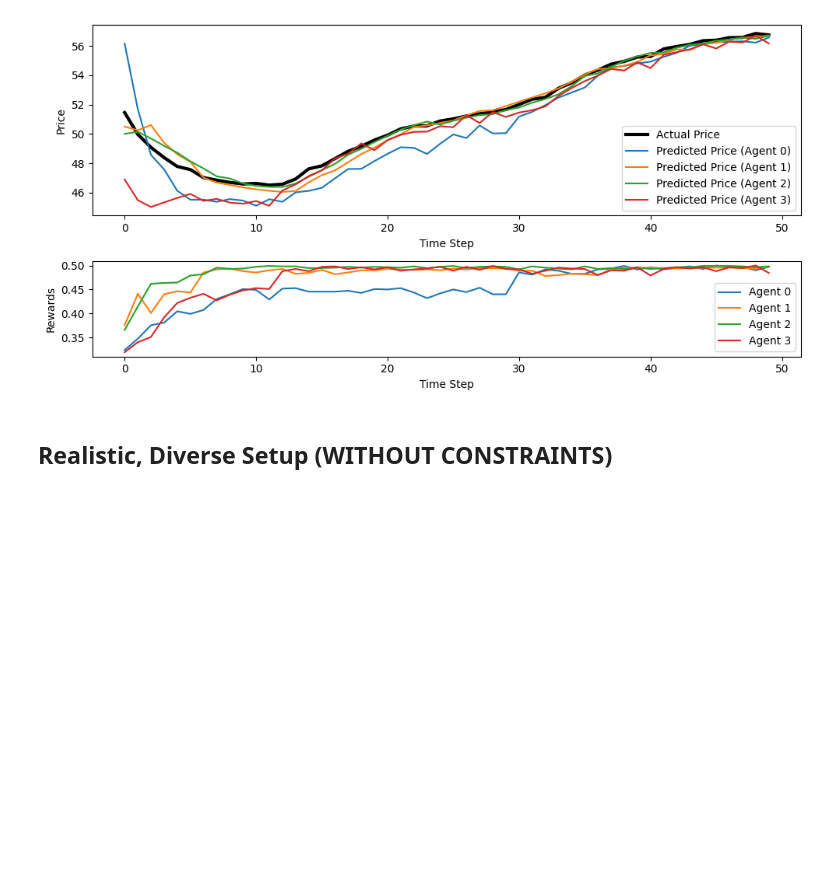
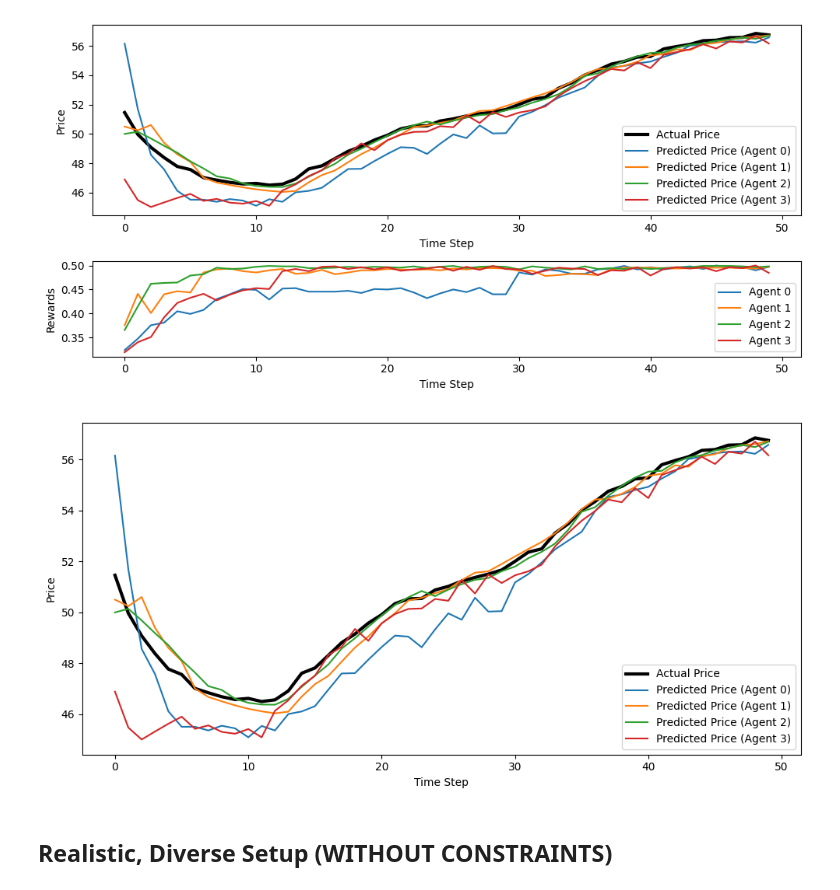
Before and after one commit to SidneyyN/FYP, a Jupyter notebook: gpt_agents-master/notebooks/consolidated_graphs.ipynb, the cells around one changed output. Drawn from its saved outputs; the diff is of its cells as text; code cells hidden in the pictures; blank space fills up the shorter version.

```diff
--- a/gpt_agents-master/notebooks/consolidated_graphs.ipynb
+++ b/gpt_agents-master/notebooks/consolidated_graphs.ipynb
@@ -23,6 +31,10 @@ plot_experiment_results("../results/experiments/experiment_batch_20250308_153210
 plot_experiment_results("../results/experiments/experiment_batch_20250226_130928_Stability-Focused/consolidated_results.csv")
 # %% [output]
 [figure]
+# %%
+plot_time_series("../results/experiments/experiment_batch_20250226_130928_Stability-Focused/consolidated_results.csv")
+# %% [output]
+[figure, added]
 # %% [markdown]
 ## Realistic, Diverse Setup (WITHOUT CONSTRAINTS)
 # %%
```
Also changed, not shown: parts of 7 cells of this notebook, 7 other files.
